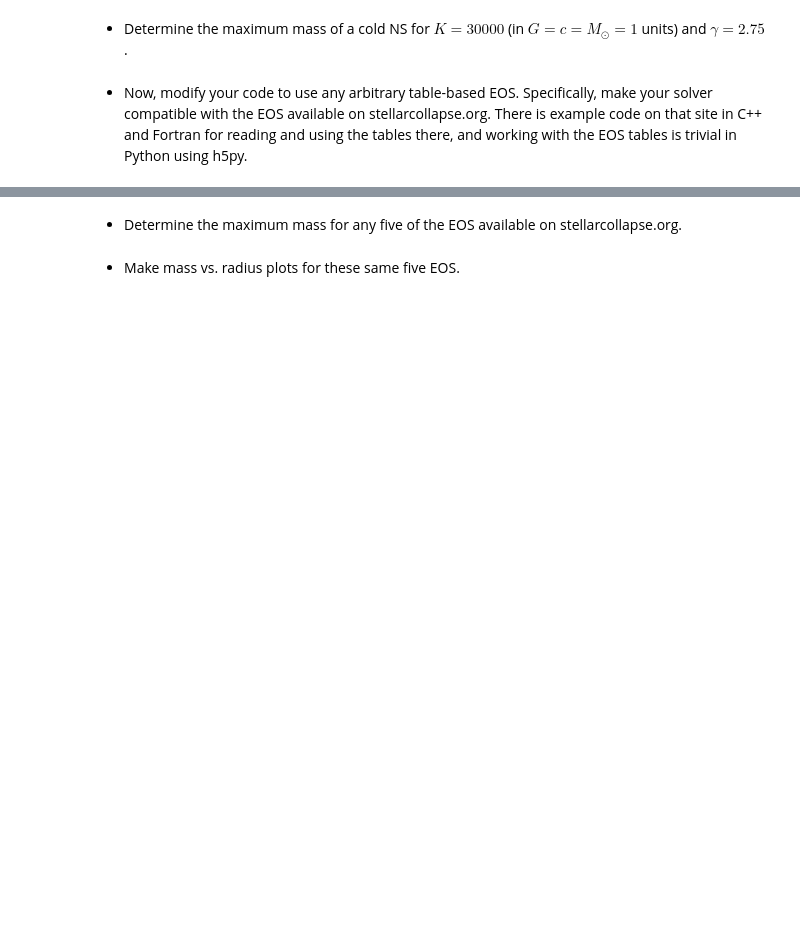
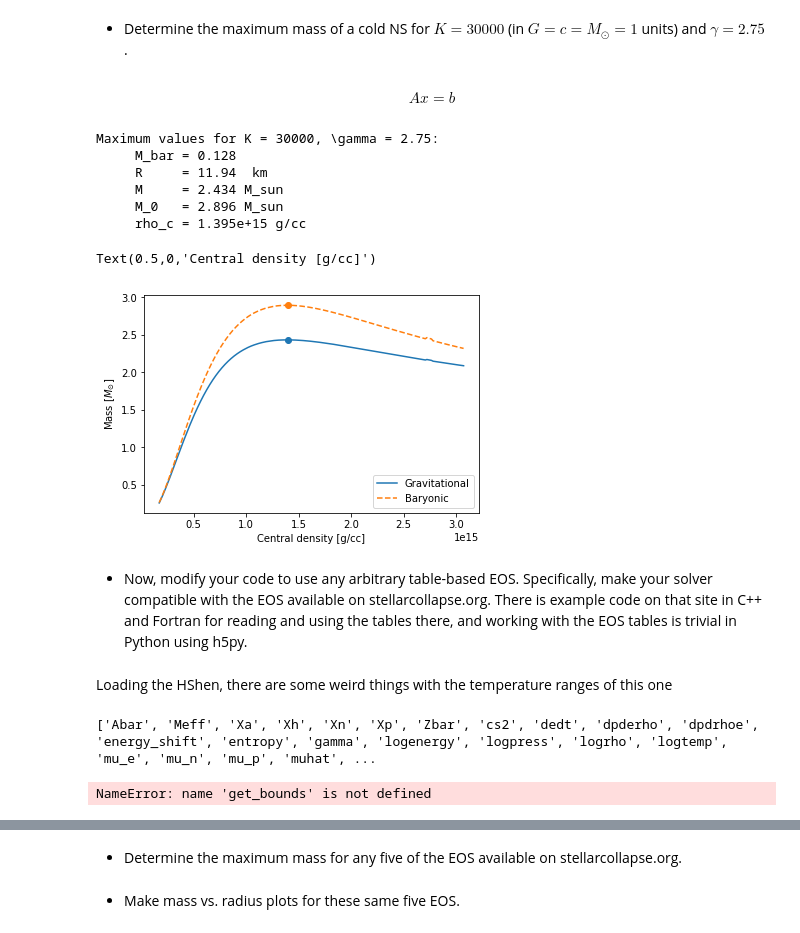
Before and after one commit to halvarsu/PHY905-Numerical-Relativity, a Jupyter notebook: project1/TOV_solver.ipynb, the cells around one changed output, grey strips where cells are left out. Saved outputs shown, nothing was run; the diff lists cells and outputs as text; code cells hidden in the pictures; blank space fills up the shorter version.

```diff
--- a/project1/TOV_solver.ipynb
+++ b/project1/TOV_solver.ipynb
@@ -171,3 +66,81 @@ for
+# %%
+gamma = 2.75
+n = 1/(gamma - 1)
+
+values = []
+
+N = 200
+for rhoc_bar in np.linspace(0.1, 1.8, N):
+    test_star = PolytropeStar(gamma).set_initial_conditions(rhoc = rhoc_bar)
+    solver = test_star.solve_star()
+
+    r = solver.t
+    M, P, Phi, M0 = solver.y
+    values.append([r[-1], M[-1], P[-1], Phi[-1], M0[-1], rhoc_bar])
+# %%
+K     = 30000      # C = G = M_sun = 1
+K_cgs = 1.98183e-6 # cgs
+
+radius, grav_mass, pressure, _, mass, rhoc_bar = np.array(values).T
+imax = np.argmax(grav_mass)
+
+M_max_sun = grav_mass[imax] * K**(n/2)
+
+length_conv  = 6.7706e-6
+density_conv = 1.6199e-18
+rhoc_cgs = rhoc_bar * K**(-n)/density_conv
+r_km     = radius * K**(n/2)/length_conv * 1e-5
+
+from IPython.display import display, Latex, Math
+display(Math("Ax=b"))
+
+disp_string = r"""
+Maximum values for K = 30000, \gamma = 2.75:
+     M_bar = {mbar:.3f}
+     R     = {r:.4g}  km
+     M     = {gm:.3f} M_sun
+     M_0   = {bm:.3f} M_sun
+     rho_c = {cd:.4g} g/cc
+""".format(mbar = grav_mass[imax], r =  r_km[imax],
+           gm =  grav_mass[imax] * K**(n/2),
+           bm =  mass[imax] * K**(n/2), cd =  rhoc_cgs[imax])
+
+print(disp_string)
+
+plt.scatter(rhoc_cgs[imax], grav_mass[imax] * K**(n/2), c = 'C0')
+plt.scatter(rhoc_cgs[imax], mass[imax]* K**(n/2), c = 'C1')
+
+plt.plot(rhoc_cgs, grav_mass* K**(n/2), '-', label = 'Gravitational')
+plt.plot(rhoc_cgs, mass* K**(n/2), '--', label = 'Baryonic')
+plt.legend()
+plt.ylabel('Mass [$M_{\odot}$]')
+plt.xlabel('Central density [g/cc]')
+# %% [output]
+$$Ax=b$$
+Maximum values for K = 30000, \gamma = 2.75:
+     M_bar = 0.128
+     R     = 11.94  km
+     M     = 2.434 M_sun
+     M_0   = 2.896 M_sun
+     rho_c = 1.395e+15 g/cc
+Text(0.5,0,'Central density [g/cc]')
+[figure, added]
 # %% [markdown]
 
   - Now, modify your code to use any arbitrary table-based EOS. Specifically, make your solver compatible with the EOS available on stellarcollapse.org. There is example code on that site in C++ and Fortran for reading and using the tables there, and working with the EOS tables is trivial in Python using h5py.
+# %% [markdown]
+Loading the HShen, there are some weird things with the temperature ranges of this one
+# %%
+import h5py
+
+test = 'HShen_HyperonEOS_rho220_temp180_ye65_version_1.1_20131007.h5'
+ftest = h5py.File(test)
+print(list(ftest.keys()))
+# %% [output]
+['Abar', 'Meff', 'Xa', 'Xh', 'Xn', 'Xp', 'Zbar', 'cs2', 'dedt', 'dpderho', 'dpdrhoe', 'energy_shift', 'entropy', 'gamma', 'logenergy', 'logpress', 'logrho', 'logtemp', 'mu_e', 'mu_n', 'mu_p', 'muhat', ...
+# %%
+print('log', get_bounds(ftest['logrho'][:]),   'g/cm^3')
+print('log', get_bounds(ftest['logpress'][:]), 'MeV/fm^3')
+print('log', get_bounds(ftest['ye'][:]))
+# %% [output]
+NameError: name 'get_bounds' is not defined
```
Also changed, not shown: parts of 63 cells of this notebook, 1 other file.
